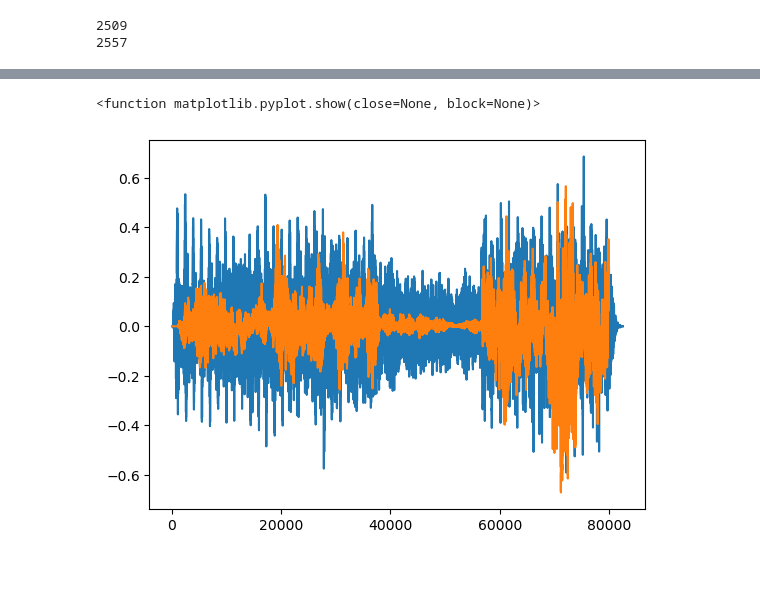
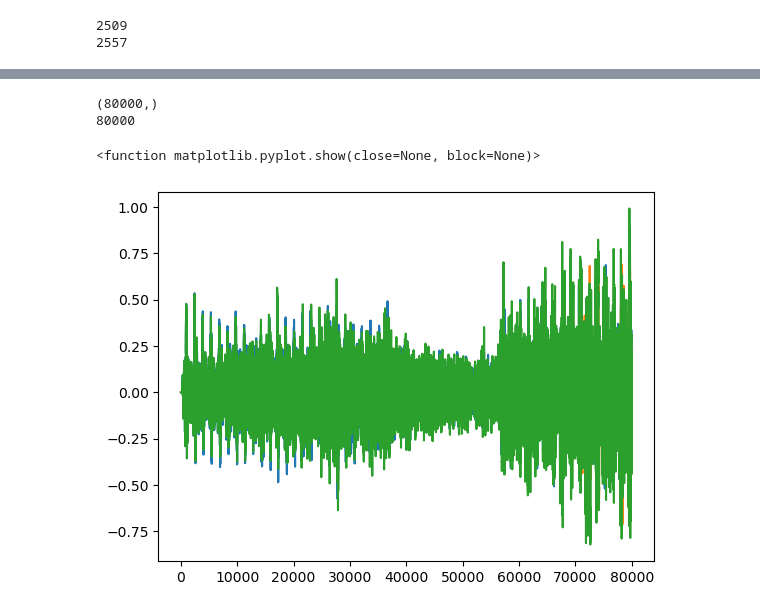
Before and after one commit to Demian-git/ANC, a Jupyter notebook: anc/FXLMS.ipynb, the cells around one changed output, grey strips where cells are left out. Saved outputs shown, nothing was run; the diff lists cells and outputs as text; code cells hidden in the pictures; blank space fills up the shorter version.

```diff
--- a/anc/FXLMS.ipynb
+++ b/anc/FXLMS.ipynb
@@ -5,6 +5,11 @@ import matplotlib.pyplot as plt
 from scipy.signal import fftconvolve
 import numpy as np
 from func import prep, rir
+# %%
+def nmse(y_true, y_pred):
+    mse = np.mean((y_true - y_pred)**2)
+    denom = np.mean(y_true**2)
+    return 10*np.log10(mse/denom)  # 스칼라
 # %%
 rocation = "../sound/25th_Huey_Helicopter_no_music_03.wav"
 X_n, fs = prep(rocation, 16000)
@@ -13,8 +18,8 @@ loud_to_err  = rir([5, 4, 3], [2, 2, 2], [4, 3, 2]) # room_size, speaker_pos, mi
 print(len(loud_to_err))
 print(len(source_to_err))
 # parameters
-filter_length = 1024
-mu = 0.5
+filter_length = 2048
+mu = 0.01
 # %% [output]
 2509
 2557
@@ -43,9 +74,16 @@ for i in range(len(X_n)-filter_length):
+# %%
+d_n = d_n[0:80000]
+print(d_n[0:80000].shape)
+print(len(anti_noise_list))
+# %% [output]
+(80000,)
+80000
 # %%
 import matplotlib.pyplot as plt
 plt.plot(d_n, label = "d(n)")
 plt.plot(anti_noise_list, label = "anti")
-
+plt.plot(d_n+np.array(anti_noise_list), label = "d(n)+anti")
 plt.show
 # %% [output]
 <function matplotlib.pyplot.show(close=None, block=None)>
-[figure, old version]
+[figure, new version]
```
Also changed, not shown: parts of 5 cells of this notebook.
